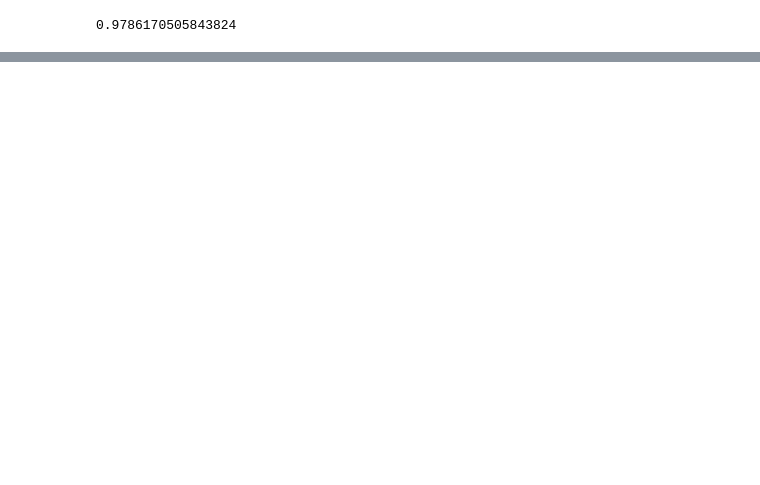
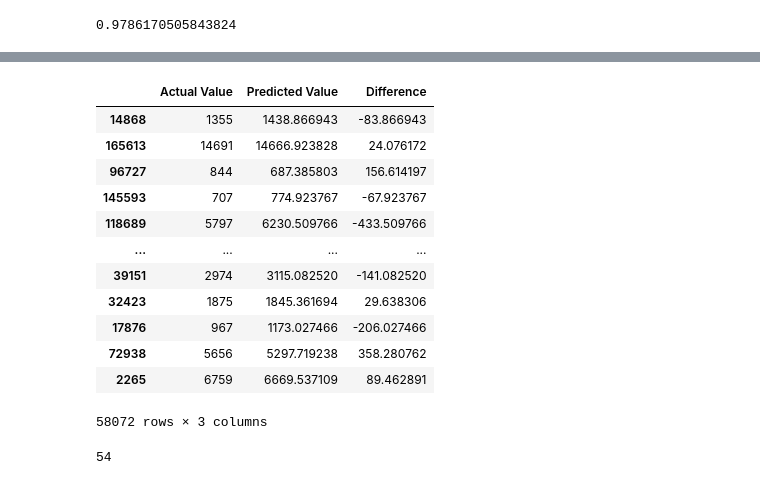
Before and after one commit to rithiklogu/Gemstone_price_analysis, a Jupyter notebook: experiments/experiments.ipynb, the cells around one changed output, grey strips where cells are left out. Drawn from its saved outputs; the diff is of its cells as text; code cells hidden in the pictures; blank space fills up the shorter version.

```diff
--- a/experiments/experiments.ipynb
+++ b/experiments/experiments.ipynb
@@ -471,0 +493,28 @@ max(r2_list)
+# %%
+pred_df=pd.DataFrame({'Actual Value':y_test,'Predicted Value':y_pred,'Difference':y_test-y_pred})
+pred_df
+# %% [output]
+|  | Actual Value | Predicted Value | Difference |
+| 14868 | 1355 | 1438.866943 | -83.866943 |
+| 165613 | 14691 | 14666.923828 | 24.076172 |
+| 96727 | 844 | 687.385803 | 156.614197 |
+| 145593 | 707 | 774.923767 | -67.923767 |
+| 118689 | 5797 | 6230.509766 | -433.509766 |
+| ... | ... | ... | ... |
+| 39151 | 2974 | 3115.082520 | -141.082520 |
+| 32423 | 1875 | 1845.361694 | 29.638306 |
+| 17876 | 967 | 1173.027466 | -206.027466 |
+| 72938 | 5656 | 5297.719238 | 358.280762 |
+| 2265 | 6759 | 6669.537109 | 89.462891 |
+58072 rows × 3 columns
+# %%
+a = 13
+
+
+
+b = 24
+
+a = 54
+print(a)
+# %% [output]
+54
```
Also changed, not shown: parts of 9 cells of this notebook, 49 other files.
